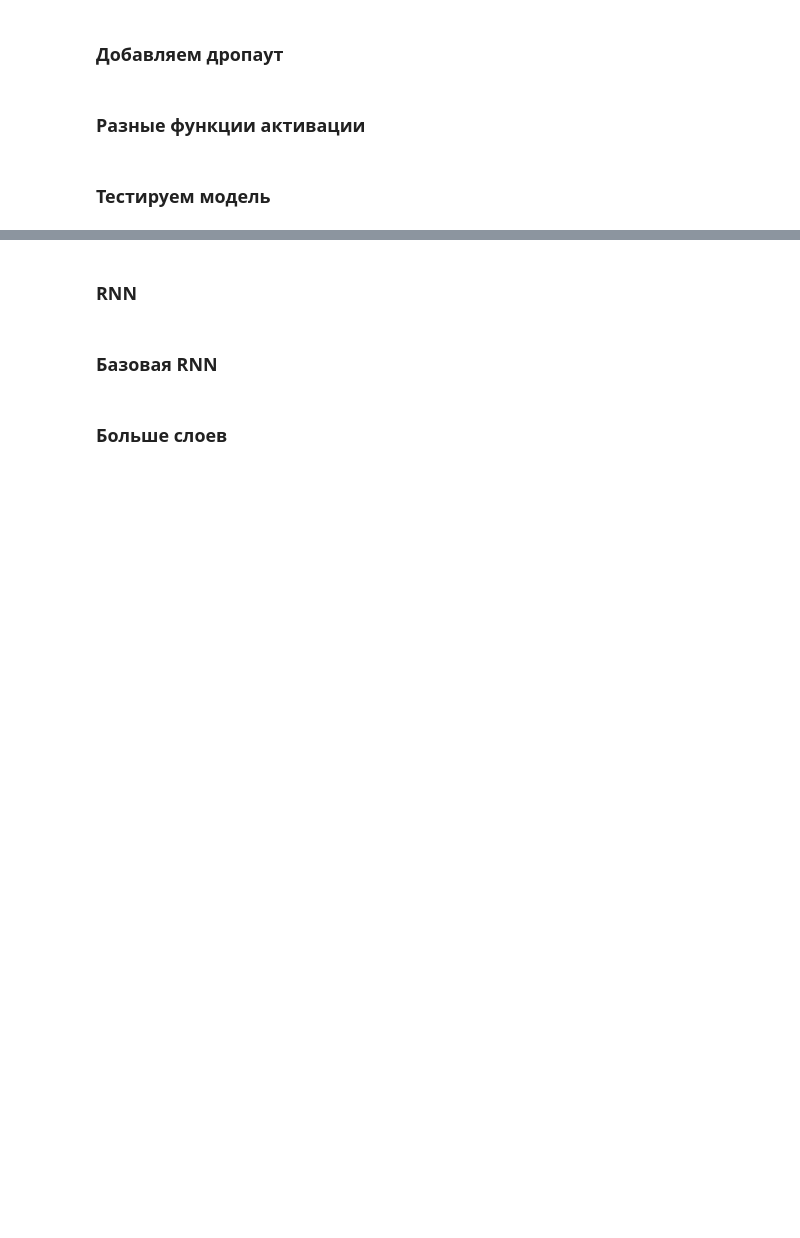
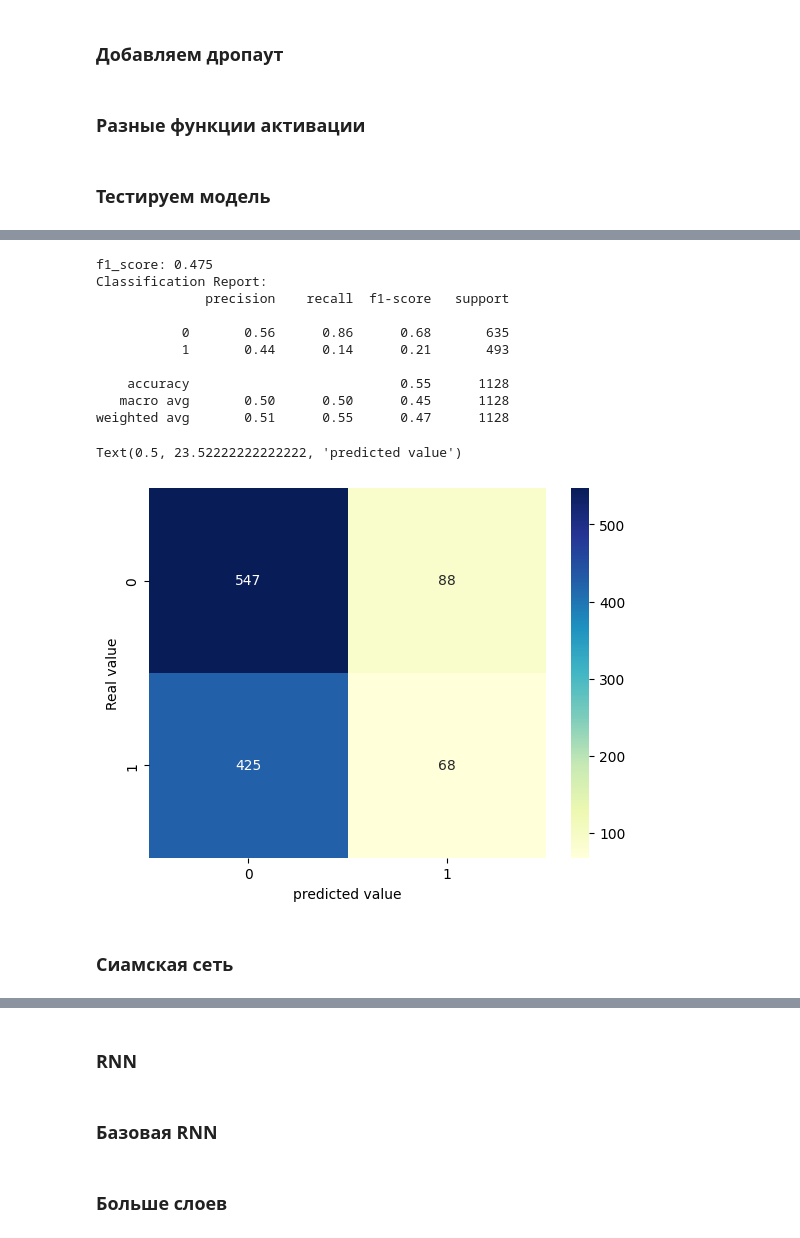
Before and after one commit to IlyaPhil/UFC-predictor, a Jupyter notebook: dl_binary_classifiers.ipynb, the cells around one changed output, grey strips where cells are left out. Cells and saved outputs as stored; diff of their text form; code cells hidden in the pictures; blank space fills up the shorter version.

```diff
--- a/dl_binary_classifiers.ipynb
+++ b/dl_binary_classifiers.ipynb
@@ -127,7 +116,7 @@ class FighterNet(nn.Module):
 class FighterNet(nn.Module):
     def __init__(self):
         super(FighterNet, self).__init__()
-        self.fc1 = nn.Linear(18, 128)  # входной слой
+        self.fc1 = nn.Linear(36, 128)  # входной слой
         self.fc2 = nn.Linear(128, 64)  # скрытый слой
         self.fc3 = nn.Linear(64, 32)  # скрытый слой
         self.fc4 = nn.Linear(32, 2)  # выходной слой
@@ -148,7 +137,7 @@ class FighterNet(nn.Module):
 class FighterNet(nn.Module):
     def __init__(self):
         super(FighterNet, self).__init__()
-        self.fc1 = nn.Linear(18, 128)  # входной слой
+        self.fc1 = nn.Linear(36, 128)  # входной слой
         self.dropout1 = nn.Dropout(p=0.2)
         self.fc2 = nn.Linear(128, 128)  # скрытый слой
         self.dropout2 = nn.Dropout(p=0.2)
@@ -298,0 +302,15 @@ plt.show()
+# %%
+net = FighterNet()
+criterion = LabelSmoothingLoss(alpha=0.01)
+
+# Обучение нейронной сети
+for epoch in range(20):
+    for batch in train_dataloader:
+        x = batch['x']
+        y = batch['y']
+        optimizer.zero_grad()
+        outputs = net(x)
+        loss = criterion(outputs, y)
+        loss.backward()
+        optimizer.step()
+    print(f'Эпоха {epoch+1}, потеря: {loss.item()}')
@@ -298,0 +338,44 @@ plt.show()
+# %%
+# Оценка модели на тестовых данных
+net.eval()
+test_y_pred_proba = []
+test_y_true = []
+test_y_pred = []
+with torch.no_grad():
+    for batch in test_dataloader:
+        x = batch['x']
+        y = batch['y']
+        outputs = net(x)
+        _, predicted = torch.max(outputs, 1)
+        test_y_pred.extend(predicted.cpu().numpy())
+        y_pred_proba = torch.nn.functional.softmax(outputs, dim=1)
+        test_y_pred_proba.extend(y_pred_proba.cpu().numpy())
+        test_y_true.extend(y.cpu().numpy())
+
+# Матрица ошибок
+print(f'f1_score: {f1_score(test_y_true, test_y_pred, average='weighted'):.3f}')
+test_y_pred = np.argmax(test_y_pred_proba, axis=1)
+test_cm = confusion_matrix(test_y_true, test_y_pred)
+# Выводим метрики качества модели
+print("Classification Report:")
+print(classification_report(test_y_true, test_y_pred))
+
+
+sns.heatmap(test_cm,  annot=True, fmt='d', cmap='YlGnBu')
+plt.ylabel('Real value')
+plt.xlabel('predicted value')
+# %% [output]
+f1_score: 0.475
+Classification Report:
+              precision    recall  f1-score   support
+
+           0       0.56      0.86      0.68       635
+           1       0.44      0.14      0.21       493
+
+    accuracy                           0.55      1128
+   macro avg       0.50      0.50      0.45      1128
+weighted avg       0.51      0.55      0.47      1128
+Text(0.5, 23.52222222222222, 'predicted value')
+[figure, added]
+# %% [markdown]
+### Сиамская сеть
```
Also changed, not shown: parts of 38 cells of this notebook, 5 other files.
